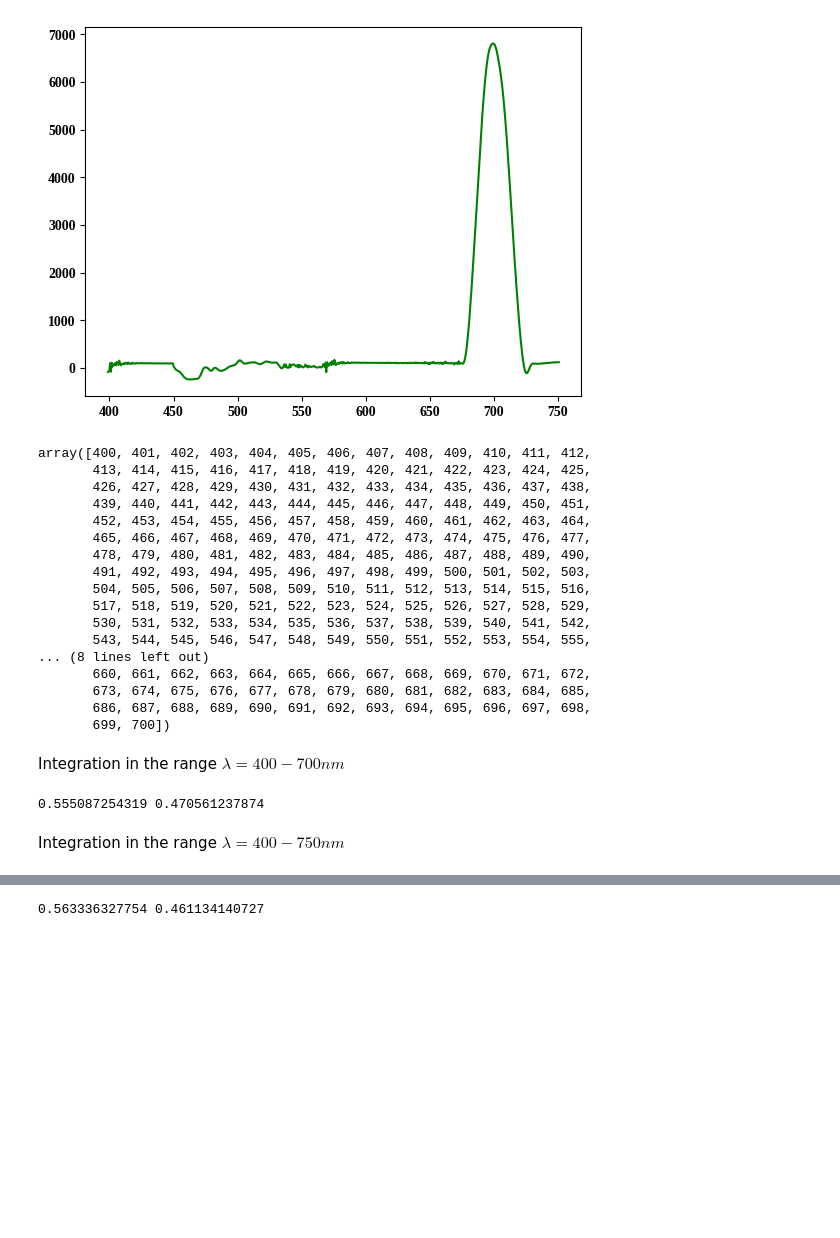
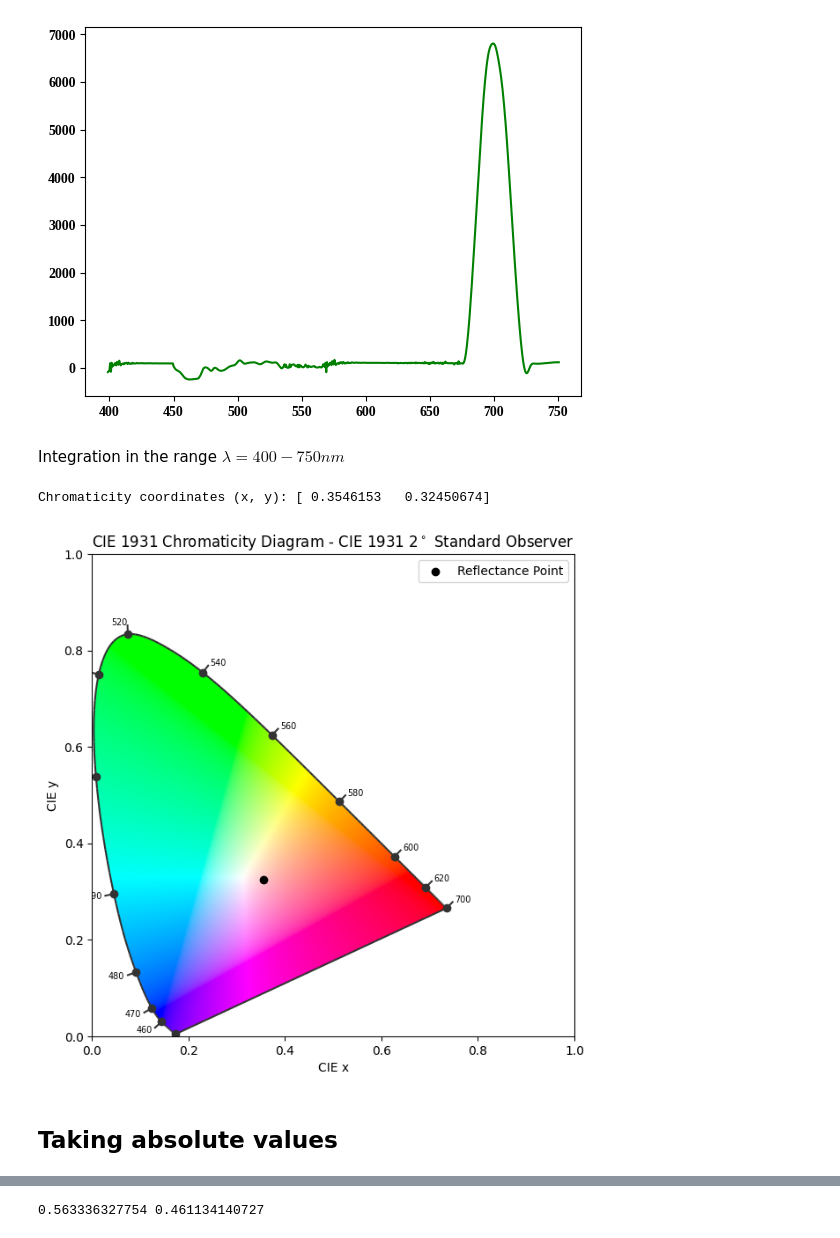
Before and after one commit to Feymankamal/Chromaticity-1931, a Jupyter notebook: colour_map.ipynb, the cells around one changed output, grey strips where cells are left out. Saved outputs shown, nothing was run; the diff lists cells and outputs as text; code cells hidden in the pictures; blank space fills up the shorter version.

```diff
--- a/colour_map.ipynb
+++ b/colour_map.ipynb
@@ -1102,20 +1095,0 @@ def xyval(y):
-# %%
-wvl
-# %% [output]
-array([400, 401, 402, 403, 404, 405, 406, 407, 408, 409, 410, 411, 412,
-       413, 414, 415, 416, 417, 418, 419, 420, 421, 422, 423, 424, 425,
-       426, 427, 428, 429, 430, 431, 432, 433, 434, 435, 436, 437, 438,
-       439, 440, 441, 442, 443, 444, 445, 446, 447, 448, 449, 450, 451,
-       452, 453, 454, 455, 456, 457, 458, 459, 460, 461, 462, 463, 464,
-       465, 466, 467, 468, 469, 470, 471, 472, 473, 474, 475, 476, 477,
-       478, 479, 480, 481, 482, 483, 484, 485, 486, 487, 488, 489, 490,
-       491, 492, 493, 494, 495, 496, 497, 498, 499, 500, 501, 502, 503,
-       504, 505, 506, 507, 508, 509, 510, 511, 512, 513, 514, 515, 516,
-       517, 518, 519, 520, 521, 522, 523, 524, 525, 526, 527, 528, 529,
-       530, 531, 532, 533, 534, 535, 536, 537, 538, 539, 540, 541, 542,
-       543, 544, 545, 546, 547, 548, 549, 550, 551, 552, 553, 554, 555,
-... (8 lines left out)
-       660, 661, 662, 663, 664, 665, 666, 667, 668, 669, 670, 671, 672,
-       673, 674, 675, 676, 677, 678, 679, 680, 681, 682, 683, 684, 685,
-       686, 687, 688, 689, 690, 691, 692, 693, 694, 695, 696, 697, 698,
-       699, 700])
@@ -1122,2 +1098,32 @@ array([400, 401, 402, 403, 404, 405, 406, 407, 408, 409, 410, 411, 412,
 # %% [markdown]
-Integration in the range $\lambda=400-700nm$
+Integration in the range $\lambda=400-750nm$
+# %%
+wvl2=np.arange(400,701,1) #new interpolation range
+# %%
+f60_800=interpolate.interp1d(ref_601.Wavelength, ref_601.ptrn_800nm)
+# obtain y value from interpolated function
+yn60_800=f60_800(wvl2)
+# %%
+# Standard illuminant and observer
+illuminant = colour.SDS_ILLUMINANTS['D65']
+cmfs = colour.MSDS_CMFS['CIE 1931 2 Degree Standard Observer']
+
+# Calculate tristimulus values
+sd_reflectance = colour.SpectralDistribution(dict(zip(wvl2, yn60_800)), name='400-750')
+tristimulus_values = colour.sd_to_XYZ(sd_reflectance, cmfs, illuminant)
+
+# Convert to chromaticity coordinates
+chromaticity = colour.XYZ_to_xy(tristimulus_values)
+print("Chromaticity coordinates (x, y):", chromaticity)
+
+# Check if point lies outside the color locus
+colour.plotting.plot_chromaticity_diagram_CIE1931(standalone=False)
+#colour.plotting.plot_chromaticity_diagram_colour_space(colour.RGB_COLOURSPACES['sRGB'])
+plt.scatter(*chromaticity, label='Reflectance Point', color='black')
+plt.legend()
+plt.show()
+# %% [output]
+Chromaticity coordinates (x, y): [ 0.3546153   0.32450674]
+[figure, added]
+# %% [markdown]
+## Taking absolute values
@@ -1128,7 +1135,0 @@ yn60_800=f60_800(wvl)
-# %%
-xnc60_800,ync60_800=xyval(yn60_800)
-print(xnc60_800,ync60_800)
-# %% [output]
-0.555087254319 0.470561237874
-# %% [markdown]
-Integration in the range $\lambda = 400-750nm$
```
Also changed, not shown: parts of 16 cells of this notebook.
